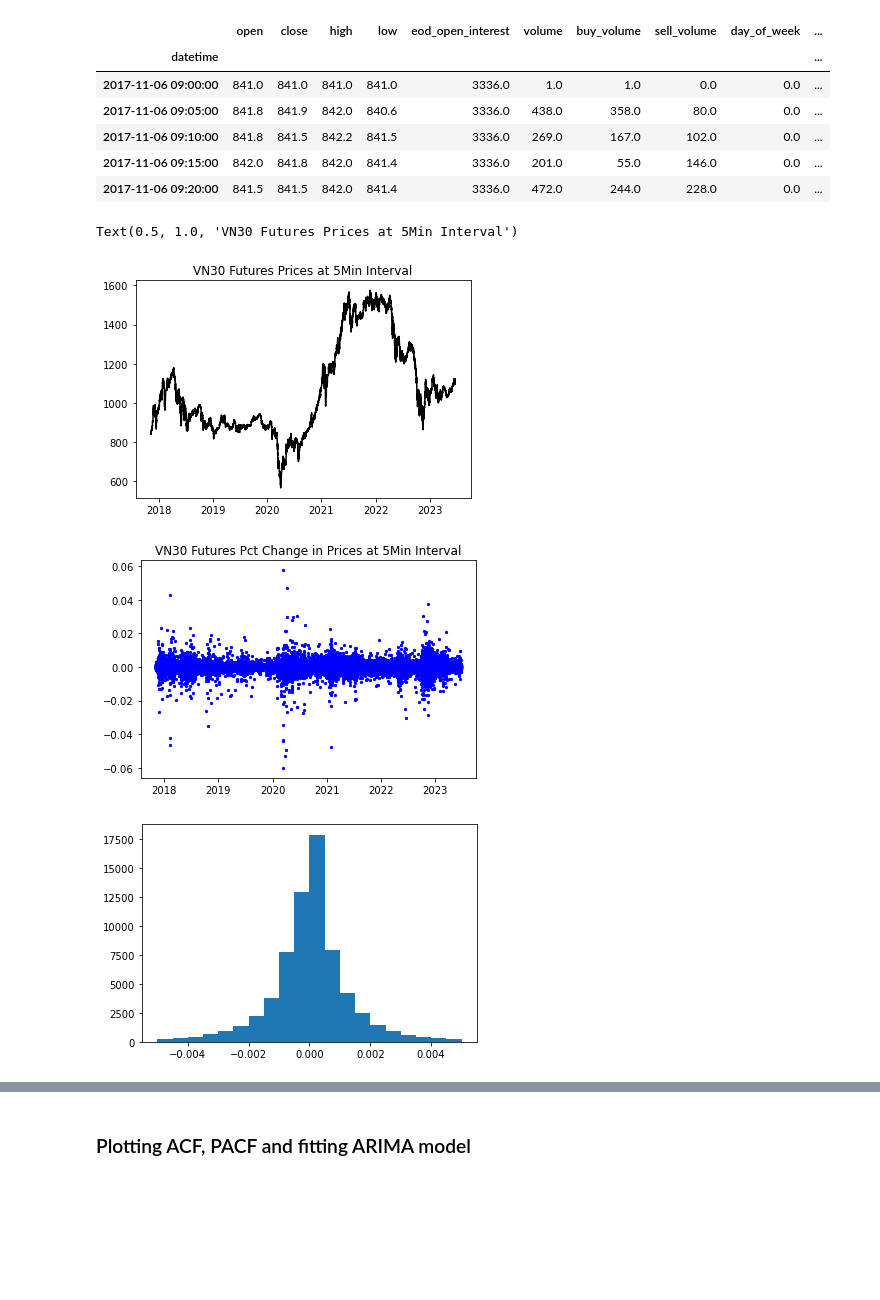
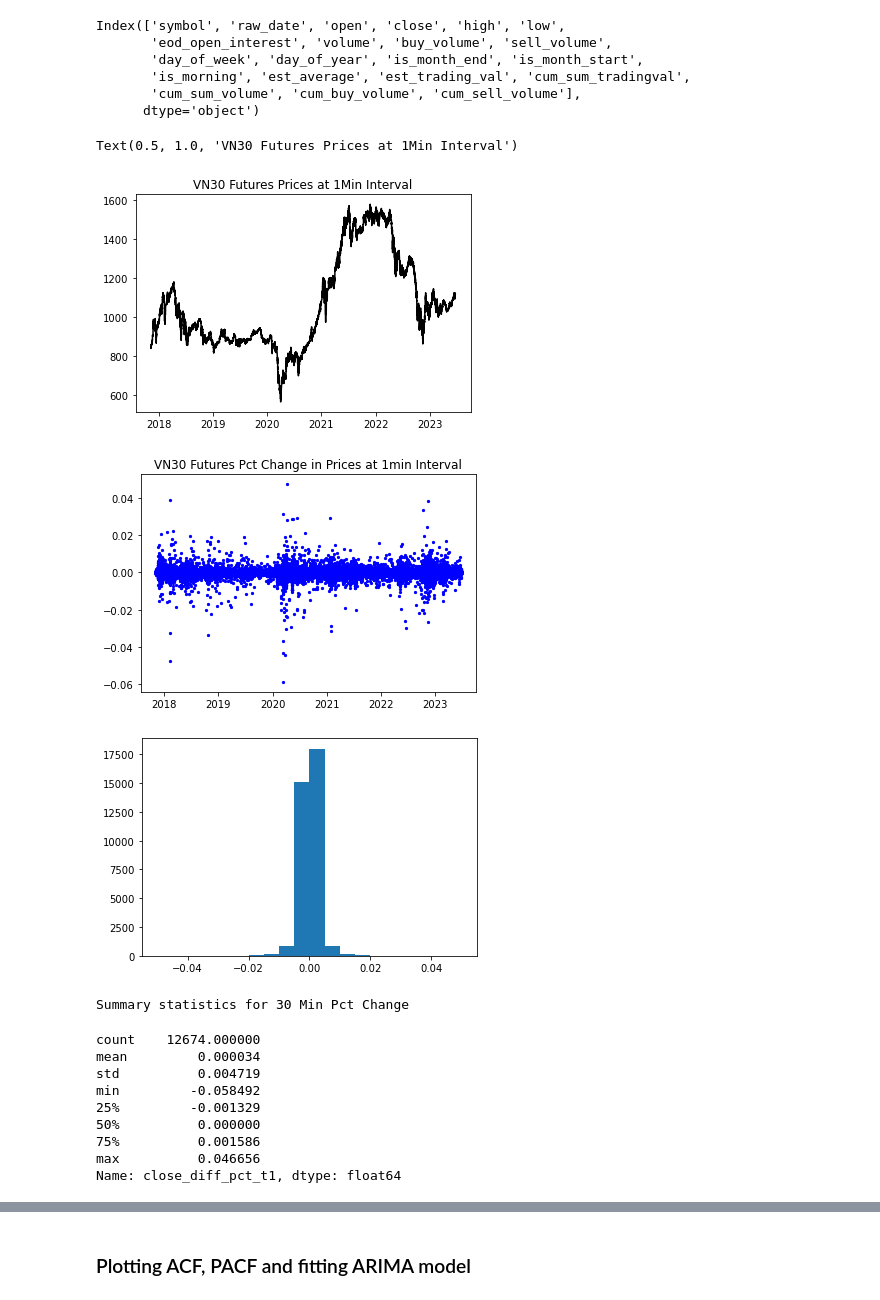
Before and after one commit to nkb36/vn30_futures, a Jupyter notebook: Exploratory Data Analysis.ipynb, the cells around one changed output, grey strips where cells are left out. Saved outputs shown, nothing was run; the diff lists cells and outputs as text; code cells hidden in the pictures; blank space fills up the shorter version.

```diff
--- a/Exploratory Data Analysis.ipynb
+++ b/Exploratory Data Analysis.ipynb
@@ -3,34 +3,47 @@ import pandas as pd
 import numpy as np
 import matplotlib.pyplot as plt
 # %%
-vn30f5m = pd.read_csv(r"../data/VN30F1M_5min_cleaned.csv",parse_dates=[0],index_col=0)
+df = pd.read_csv(r"../data/VN30F1M_1min_cleaned.csv",parse_dates=[0],index_col=0)
 # %%
-vn30f5m.head(5)
+df.columns
 # %% [output]
-|  | open | close | high | low | eod_open_interest | volume | buy_volume | sell_volume | day_of_week | ... |
-| datetime |  |  |  |  |  |  |  |  |  | ... |
-| 2017-11-06 09:00:00 | 841.0 | 841.0 | 841.0 | 841.0 | 3336.0 | 1.0 | 1.0 | 0.0 | 0.0 | ... |
-| 2017-11-06 09:05:00 | 841.8 | 841.9 | 842.0 | 840.6 | 3336.0 | 438.0 | 358.0 | 80.0 | 0.0 | ... |
-| 2017-11-06 09:10:00 | 841.8 | 841.5 | 842.2 | 841.5 | 3336.0 | 269.0 | 167.0 | 102.0 | 0.0 | ... |
-| 2017-11-06 09:15:00 | 842.0 | 841.8 | 842.0 | 841.4 | 3336.0 | 201.0 | 55.0 | 146.0 | 0.0 | ... |
-| 2017-11-06 09:20:00 | 841.5 | 841.5 | 842.0 | 841.4 | 3336.0 | 472.0 | 244.0 | 228.0 | 0.0 | ... |
+Index(['symbol', 'raw_date', 'open', 'close', 'high', 'low',
+       'eod_open_interest', 'volume', 'buy_volume', 'sell_volume',
+       'day_of_week', 'day_of_year', 'is_month_end', 'is_month_start',
+       'is_morning', 'est_average', 'est_trading_val', 'cum_sum_tradingval',
+       'cum_sum_volume', 'cum_buy_volume', 'cum_sell_volume'],
+      dtype='object')
 # %%
-plt.plot(vn30f5m["close"], color = 'black')
-plt.title("VN30 Futures Prices at 5Min Interval")
+plt.plot(vn30f30m["close"], color = 'black')
+plt.title("VN30 Futures Prices at 1Min Interval")
 # %% [output]
-Text(0.5, 1.0, 'VN30 Futures Prices at 5Min Interval')
+Text(0.5, 1.0, 'VN30 Futures Prices at 1Min Interval')
 [figure]
 # %%
-vn30f5m["close_diff_t1"] = vn30f5m["close"].diff()
-vn30f5m["close_diff_pct_t1"] = vn30f5m["close"].pct_change()
+df["close_diff_t1"] = df["close"].diff()
+df["close_diff_pct_t1"] = df["close"].pct_change()
 # %%
-plt.scatter(vn30f5m.index, vn30f5m["close_diff_pct_t1"], marker='o', s=5, color='blue')
-plt.title("VN30 Futures Pct Change in Prices at 5Min Interval")
+plt.scatter(df.index, df["close_diff_pct_t1"], marker='o', s=5, color='blue')
+plt.title("VN30 Futures Pct Change in Prices at 1min Interval")
 plt.show()
 # %% [output]
-[figure, old version]
+[figure, new version]
 # %%
-plt.hist(vn30f5m["close_diff_pct_t1"], bins = 20, range=(-0.005, 0.005))
+plt.hist(df["close_diff_pct_t1"], bins = 20, range=(-0.05, 0.05))
 plt.show()
 # %% [output]
-[figure, old version]
+[figure, new version]
+# %%
+print("Summary statistics for 30 Min Pct Change")
+df["close_diff_pct_t1"].describe()
+# %% [output]
+Summary statistics for 30 Min Pct Change
+count    12674.000000
+mean         0.000034
+std          0.004719
+min         -0.058492
+25%         -0.001329
+50%          0.000000
+75%          0.001586
+max          0.046656
+Name: close_diff_pct_t1, dtype: float64
```
Also changed, not shown: parts of 9 cells of this notebook, 3 other files.
